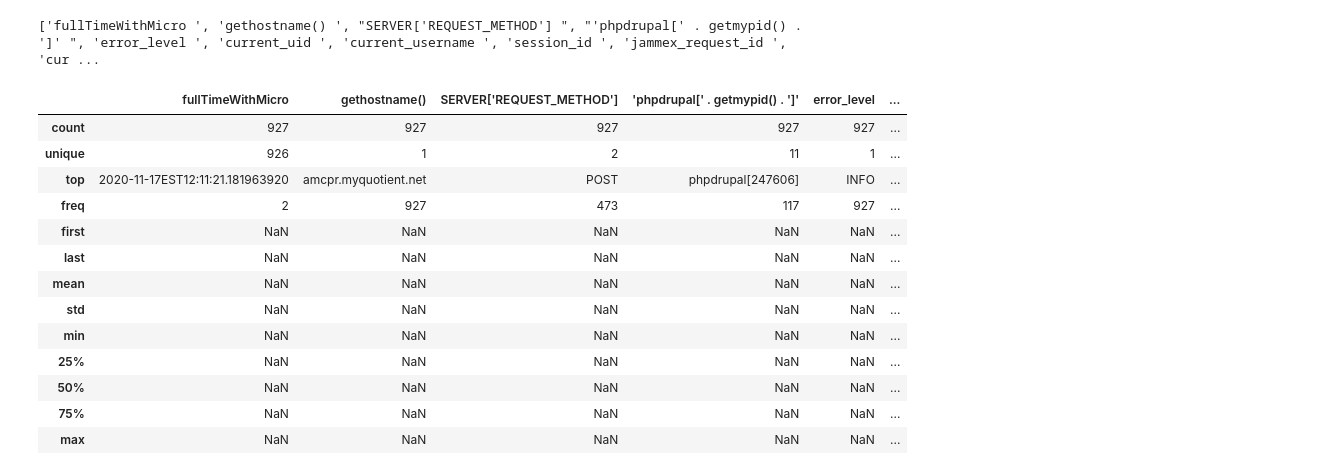
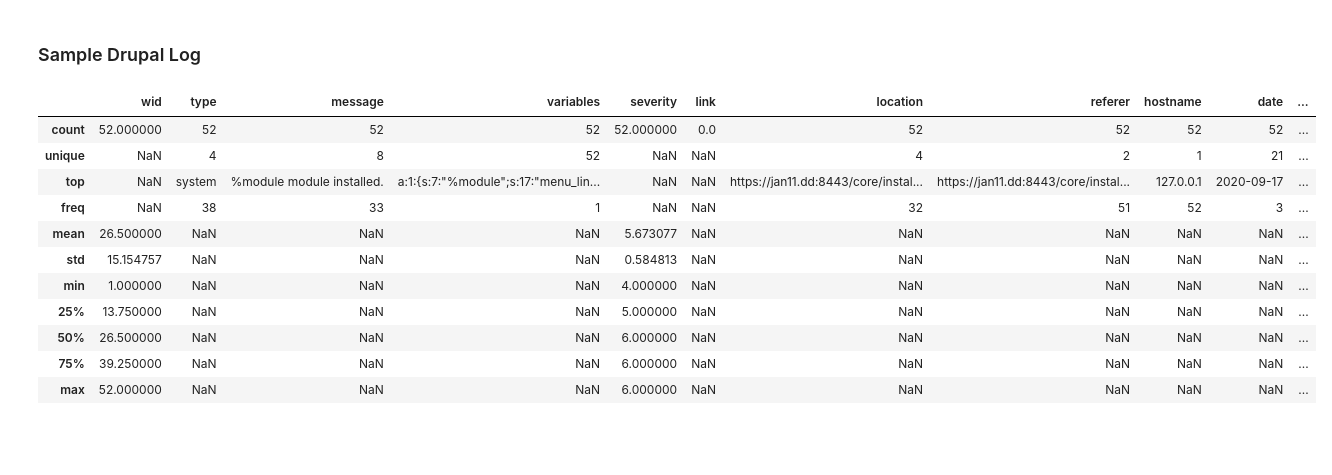
Before and after one commit to Lee486/gitsample, a Jupyter notebook: WatchdogSample.ipynb, the cells around one changed output. Cells and saved outputs as stored; diff of their text form; code cells hidden in the pictures; blank space fills up the shorter version.

```diff
--- a/WatchdogSample.ipynb
+++ b/WatchdogSample.ipynb
@@ -30,26 +22,2 @@ b'Skipping line 3: expected 13 fields, saw 17\nSkipping line 37: expected 13 fie
-# %%
-#okay but watch for spacing so:
-print(data.columns.tolist())
-# %% [output]
-['fullTimeWithMicro ', 'gethostname() ', "SERVER['REQUEST_METHOD'] ", "'phpdrupal[' . getmypid() . ']' ", 'error_level ', 'current_uid ', 'current_username ', 'session_id ', 'jammex_request_id ', 'cur ...
-# %%
-data[['Date','Time']] = data['fullTimeWithMicro '].str.split('EST', expand=True) #splits the date from time
-data['Date'] =  pd.to_datetime(data['Date']) #makes sure the date is a Date not an int
-data.head()
-data.describe(include='all') #5 num summary (mean, mode, std, min, max) & percentile numbers (if applicable).
-#most importantly, count + unique.
-# %% [output]
-|  | fullTimeWithMicro | gethostname() | SERVER['REQUEST_METHOD'] | 'phpdrupal[' . getmypid() . ']' | error_level | ... |
-| count | 927 | 927 | 927 | 927 | 927 | ... |
-| unique | 926 | 1 | 2 | 11 | 1 | ... |
-| top | 2020-11-17EST12:11:21.181963920 | amcpr.myquotient.net | POST | phpdrupal[247606] | INFO | ... |
-| freq | 2 | 927 | 473 | 117 | 927 | ... |
-| first | NaN | NaN | NaN | NaN | NaN | ... |
-| last | NaN | NaN | NaN | NaN | NaN | ... |
-| mean | NaN | NaN | NaN | NaN | NaN | ... |
-| std | NaN | NaN | NaN | NaN | NaN | ... |
-| min | NaN | NaN | NaN | NaN | NaN | ... |
-| 25% | NaN | NaN | NaN | NaN | NaN | ... |
-| 50% | NaN | NaN | NaN | NaN | NaN | ... |
-| 75% | NaN | NaN | NaN | NaN | NaN | ... |
-| max | NaN | NaN | NaN | NaN | NaN | ... |
+# %% [markdown]
+### Sample Drupal Log
@@ -56 +28,18 @@ data.describe(include='all') #5 num summary (mean, mode, std, min, max) & percen
+# %%
+data.head()
+data.columns.values
+data.describe(include='all')
+# %% [output]
+|  | wid | type | message | variables | severity | link | location | referer | hostname | date | ... |
+| count | 52.000000 | 52 | 52 | 52 | 52.000000 | 0.0 | 52 | 52 | 52 | 52 | ... |
+| unique | NaN | 4 | 8 | 52 | NaN | NaN | 4 | 2 | 1 | 21 | ... |
+| top | NaN | system | %module module installed. | a:1:{s:7:"%module";s:17:"menu_lin... | NaN | NaN | https://jan11.dd:8443/core/instal... | https://jan11.dd:8443/core/instal... | 127.0.0.1 | 2020-09-17 | ... |
+| freq | NaN | 38 | 33 | 1 | NaN | NaN | 32 | 51 | 52 | 3 | ... |
+| mean | 26.500000 | NaN | NaN | NaN | 5.673077 | NaN | NaN | NaN | NaN | NaN | ... |
+| std | 15.154757 | NaN | NaN | NaN | 0.584813 | NaN | NaN | NaN | NaN | NaN | ... |
+| min | 1.000000 | NaN | NaN | NaN | 4.000000 | NaN | NaN | NaN | NaN | NaN | ... |
+| 25% | 13.750000 | NaN | NaN | NaN | 5.000000 | NaN | NaN | NaN | NaN | NaN | ... |
+| 50% | 26.500000 | NaN | NaN | NaN | 6.000000 | NaN | NaN | NaN | NaN | NaN | ... |
+| 75% | 39.250000 | NaN | NaN | NaN | 6.000000 | NaN | NaN | NaN | NaN | NaN | ... |
+| max | 52.000000 | NaN | NaN | NaN | 6.000000 | NaN | NaN | NaN | NaN | NaN | ... |
 # %%
```
Also changed, not shown: parts of 13 cells of this notebook.
